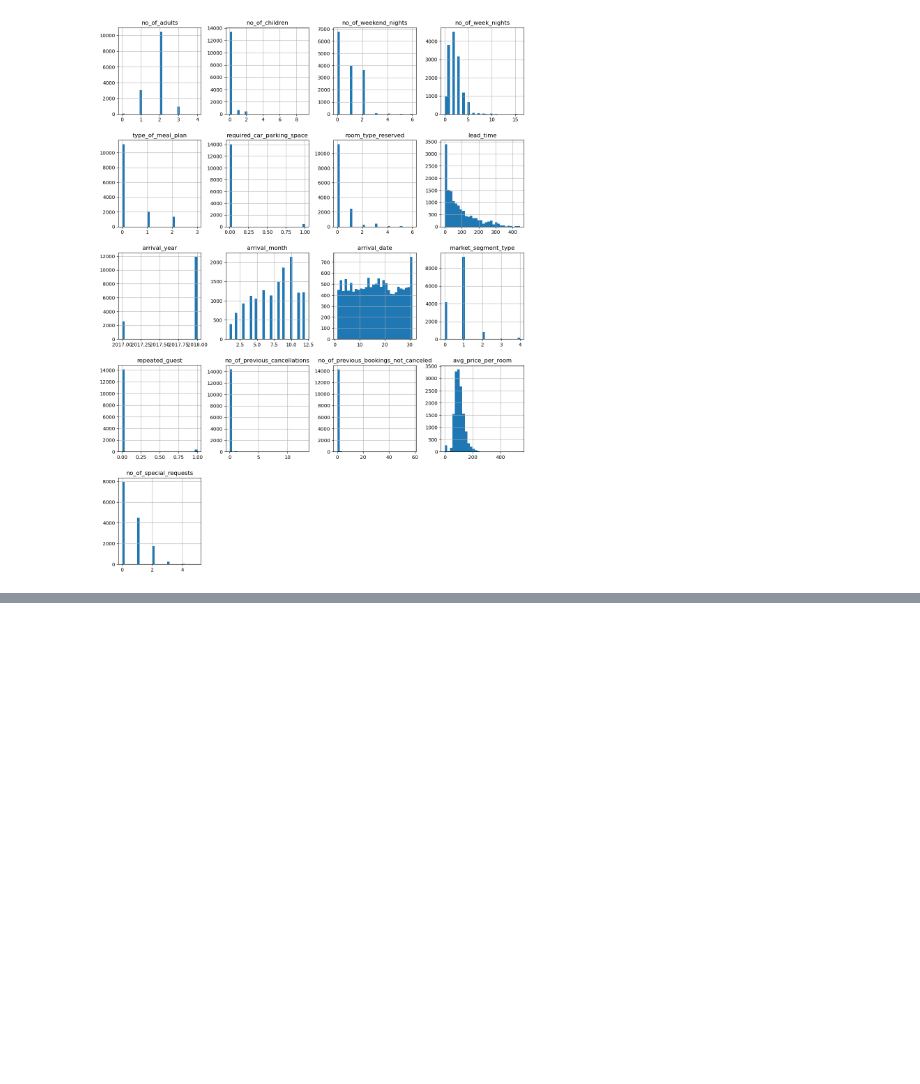
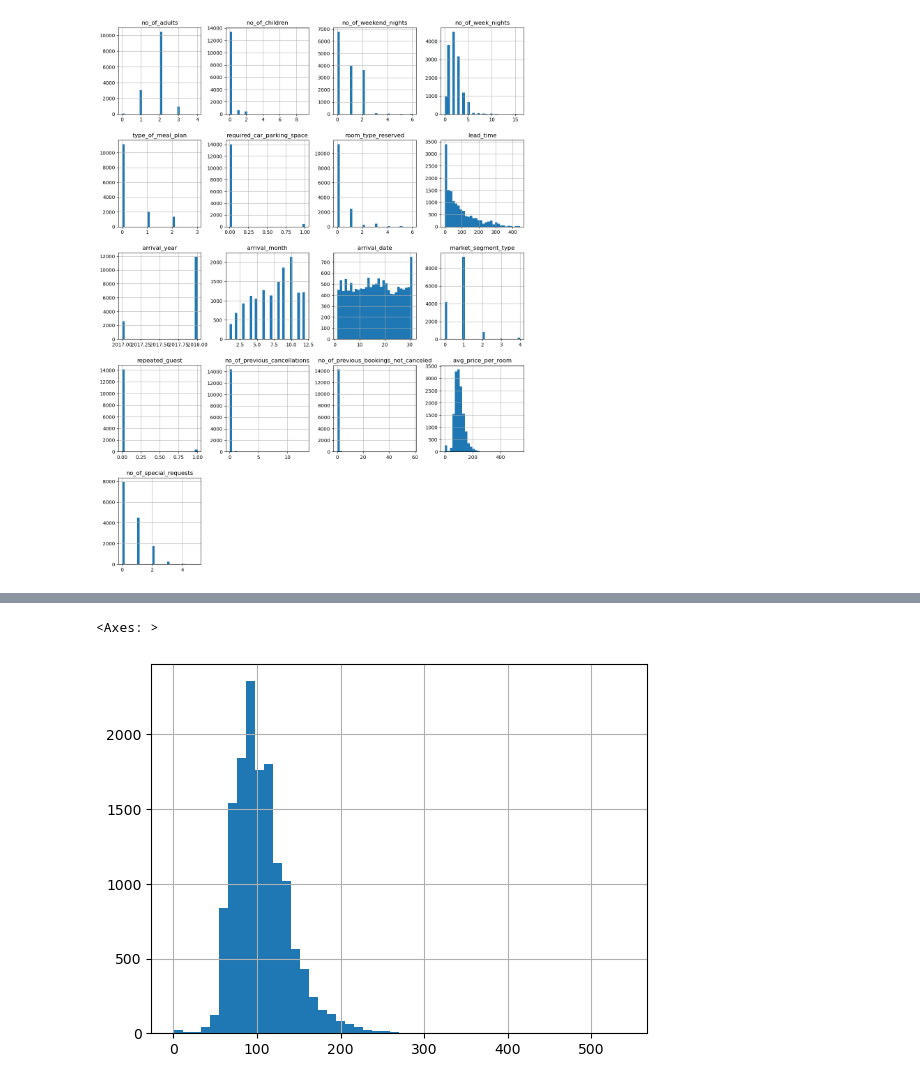
Before and after one commit to tommi-j/hausarbeit-ml, a Jupyter notebook: Hotelstornos.ipynb, the cells around one changed output, grey strips where cells are left out. Saved outputs shown, nothing was run; the diff lists cells and outputs as text; code cells hidden in the pictures; blank space fills up the shorter version.

```diff
--- a/Hotelstornos.ipynb
+++ b/Hotelstornos.ipynb
@@ -430,0 +483,5 @@ plt.show()
+# %%
+train_hotel["avg_price_per_room"].hist(bins=50)
+# %% [output]
+<Axes: >
+[figure, added]
```
Also changed, not shown: parts of 10 cells of this notebook, 2 other files.
